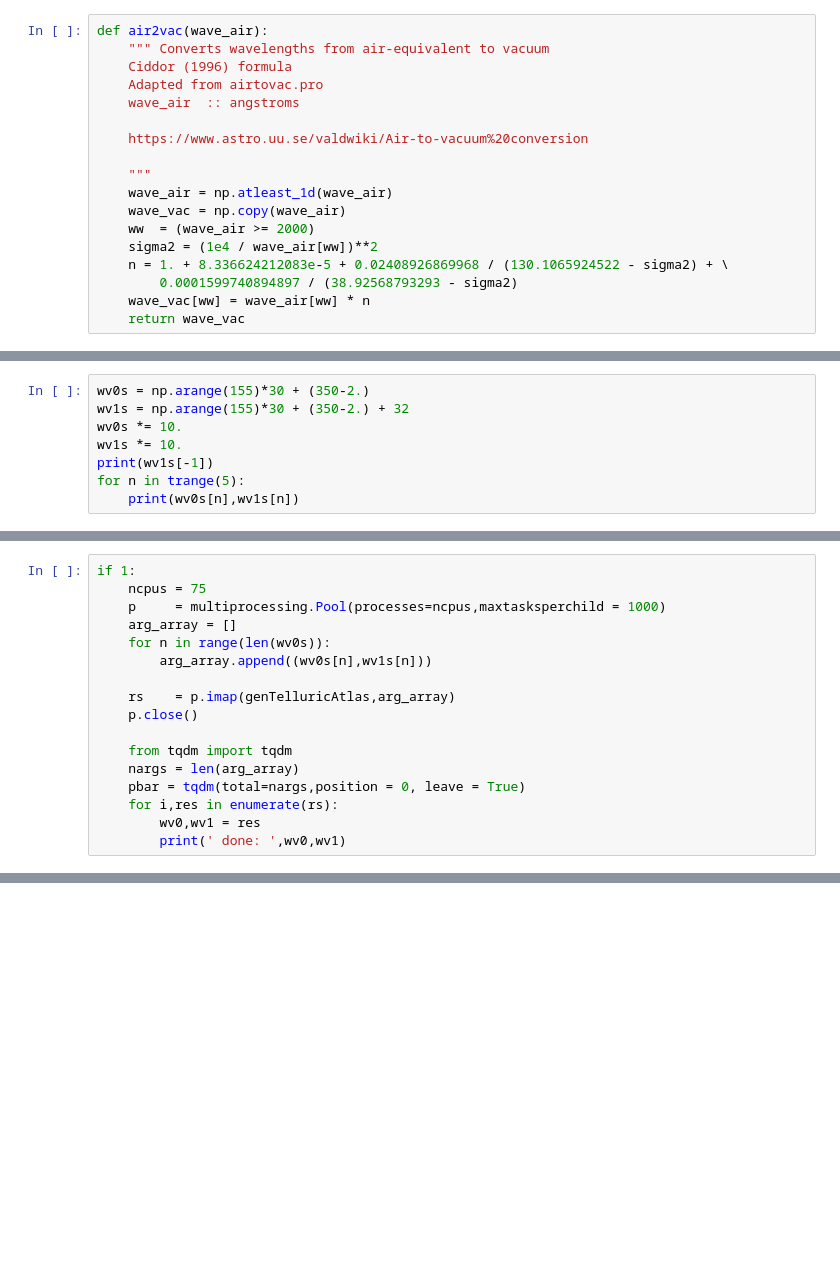
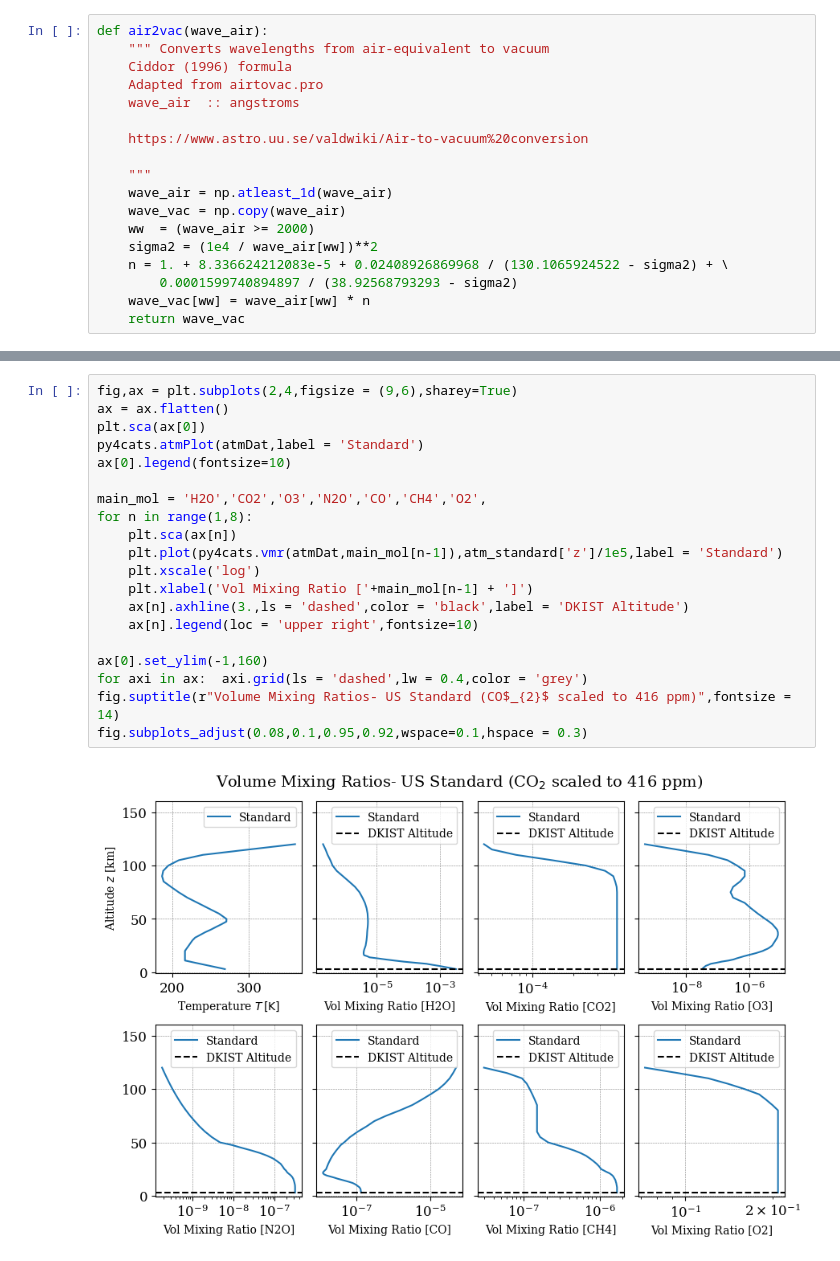
Before and after one commit to tschad/dkist_telluric_atlas, a Jupyter notebook: 2_create_DKIST_telluric_atlases.ipynb, the cells around one changed output, grey strips where cells are left out. Saved outputs shown, nothing was run; the diff lists cells and outputs as text; blank space fills up the shorter version.

```diff
--- a/2_create_DKIST_telluric_atlases.ipynb
+++ b/2_create_DKIST_telluric_atlases.ipynb
@@ -388,8 +77,0 @@ def genTelluricAtlas(argin):
-# %%
-wv0s = np.arange(155)*30 + (350-2.)
-wv1s = np.arange(155)*30 + (350-2.) + 32
-wv0s *= 10.
-wv1s *= 10.
-print(wv1s[-1])
-for n in trange(5):
-    print(wv0s[n],wv1s[n])
@@ -405,17 +77,0 @@ for n in trange(5):
-# %%
-if 1:
-    ncpus = 75
-    p     = multiprocessing.Pool(processes=ncpus,maxtasksperchild = 1000)
-    arg_array = []
-    for n in range(len(wv0s)):
-        arg_array.append((wv0s[n],wv1s[n]))
-
-    rs    = p.imap(genTelluricAtlas,arg_array)
-    p.close()
-
-    from tqdm import tqdm
-    nargs = len(arg_array)
-    pbar = tqdm(total=nargs,position = 0, leave = True)
-    for i,res in enumerate(rs):
-        wv0,wv1 = res
-        print(' done: ',wv0,wv1)
@@ -533,0 +128,22 @@ plt.plot(diwv[wpf],disp[wpf],'-',color = 'magenta',lw = 1.5)
+# %%
+fig,ax = plt.subplots(2,4,figsize = (9,6),sharey=True)
+ax = ax.flatten()
+plt.sca(ax[0])
+py4cats.atmPlot(atmDat,label = 'Standard')
+ax[0].legend(fontsize=10)
+
+main_mol = 'H2O','CO2','O3','N2O','CO','CH4','O2',
+for n in range(1,8):
+    plt.sca(ax[n])
+    plt.plot(py4cats.vmr(atmDat,main_mol[n-1]),atm_standard['z']/1e5,label = 'Standard')
+    plt.xscale('log')
+    plt.xlabel('Vol Mixing Ratio ['+main_mol[n-1] + ']')
+    ax[n].axhline(3.,ls = 'dashed',color = 'black',label = 'DKIST Altitude')
+    ax[n].legend(loc = 'upper right',fontsize=10)
+
+ax[0].set_ylim(-1,160)
+for axi in ax:  axi.grid(ls = 'dashed',lw = 0.4,color = 'grey')
+fig.suptitle(r"Volume Mixing Ratios- US Standard (CO$_{2}$ scaled to 416 ppm)",fontsize = 14)
+fig.subplots_adjust(0.08,0.1,0.95,0.92,wspace=0.1,hspace = 0.3)
+# %% [output]
+[figure, added]
```
Also changed, not shown: parts of 60 cells of this notebook, 32 other files.
